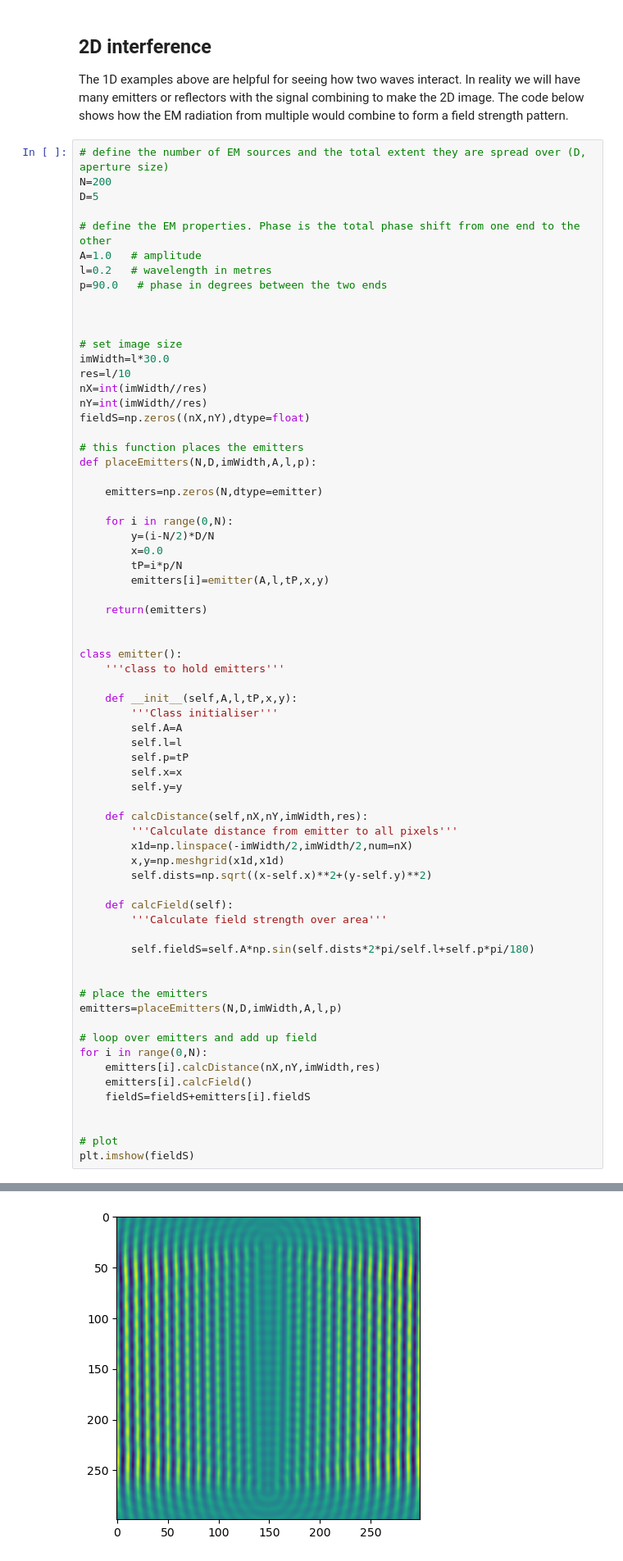
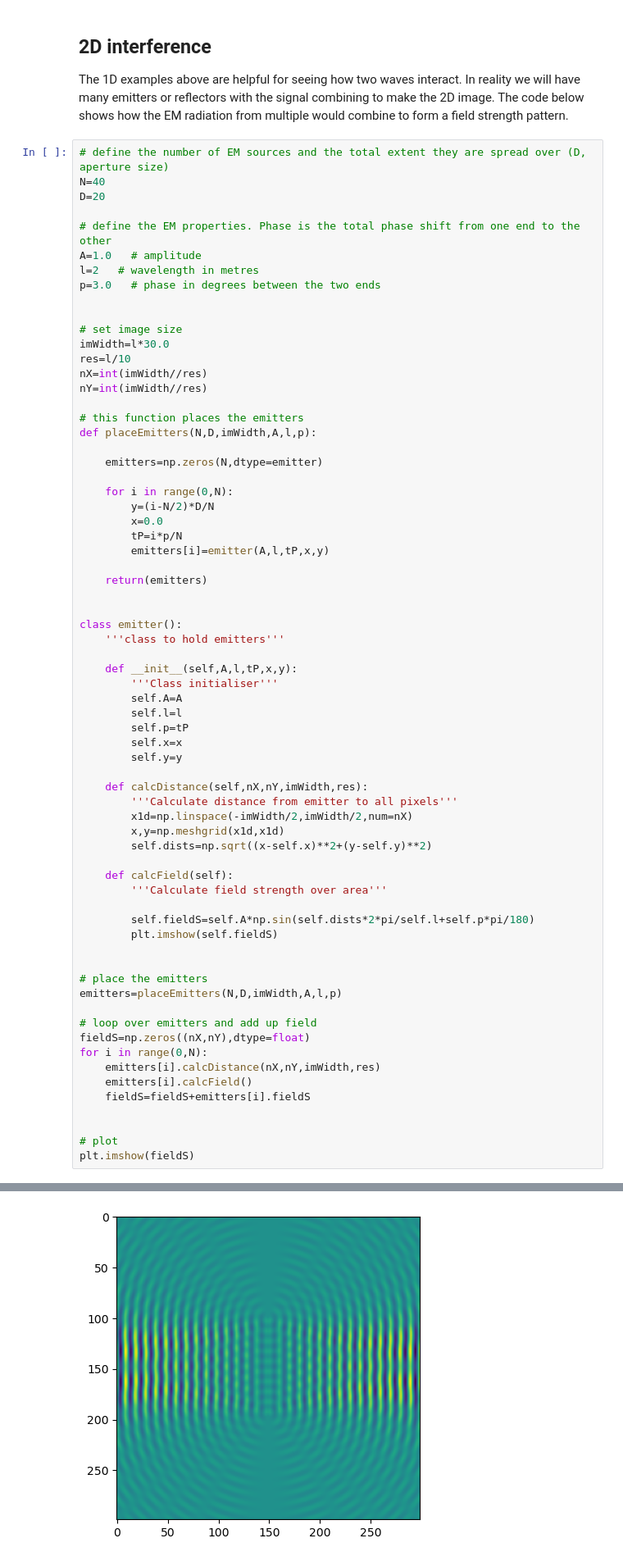
Before and after one commit to edinburgh-university-OOSA/active_sensing, a Jupyter notebook: radar_phase/radar_phase.ipynb, the cells around one changed output, grey strips where cells are left out. Shown at 82% size. Drawn from its saved outputs; the diff is of its cells as text.

Commit message:
Sort of working, but not phase.

```diff
--- a/radar_phase/radar_phase.ipynb
+++ b/radar_phase/radar_phase.ipynb
@@ -78,14 +78,13 @@ plotThreeWaves(x,y1,y2,yI)
 The 1D examples above are helpful for seeing how two waves interact. In reality we will have many emitters or reflectors with the signal combining to make the 2D image. The code below shows how the EM radiation from multiple would combine to form a field strength pattern.
 # %%
 # define the number of EM sources and the total extent they are spread over (D, aperture size)
-N=200
-D=5
+N=40
+D=20
 
 # define the EM properties. Phase is the total phase shift from one end to the other
 A=1.0   # amplitude
-l=0.2   # wavelength in metres
-p=90.0   # phase in degrees between the two ends
-
+l=2   # wavelength in metres
+p=3.0   # phase in degrees between the two ends
 
 
 # set image size
@@ -93,7 +92,6 @@ imWidth=l*30.0
 res=l/10
 nX=int(imWidth//res)
 nY=int(imWidth//res)
-fieldS=np.zeros((nX,nY),dtype=float)
 
 # this function places the emitters
 def placeEmitters(N,D,imWidth,A,l,p):
@@ -130,12 +128,14 @@ class emitter():
         '''Calculate field strength over area'''
 
         self.fieldS=self.A*np.sin(self.dists*2*pi/self.l+self.p*pi/180)
+        plt.imshow(self.fieldS)
 
 
 # place the emitters
 emitters=placeEmitters(N,D,imWidth,A,l,p)
 
 # loop over emitters and add up field
+fieldS=np.zeros((nX,nY),dtype=float)
 for i in range(0,N):
     emitters[i].calcDistance(nX,nY,imWidth,res)
     emitters[i].calcField()
@@ -166 +149 @@ plt.imshow(fieldS)
-[figure, old version]
+[figure, new version]
```
Also changed, not shown: parts of 1 cell of this notebook.
